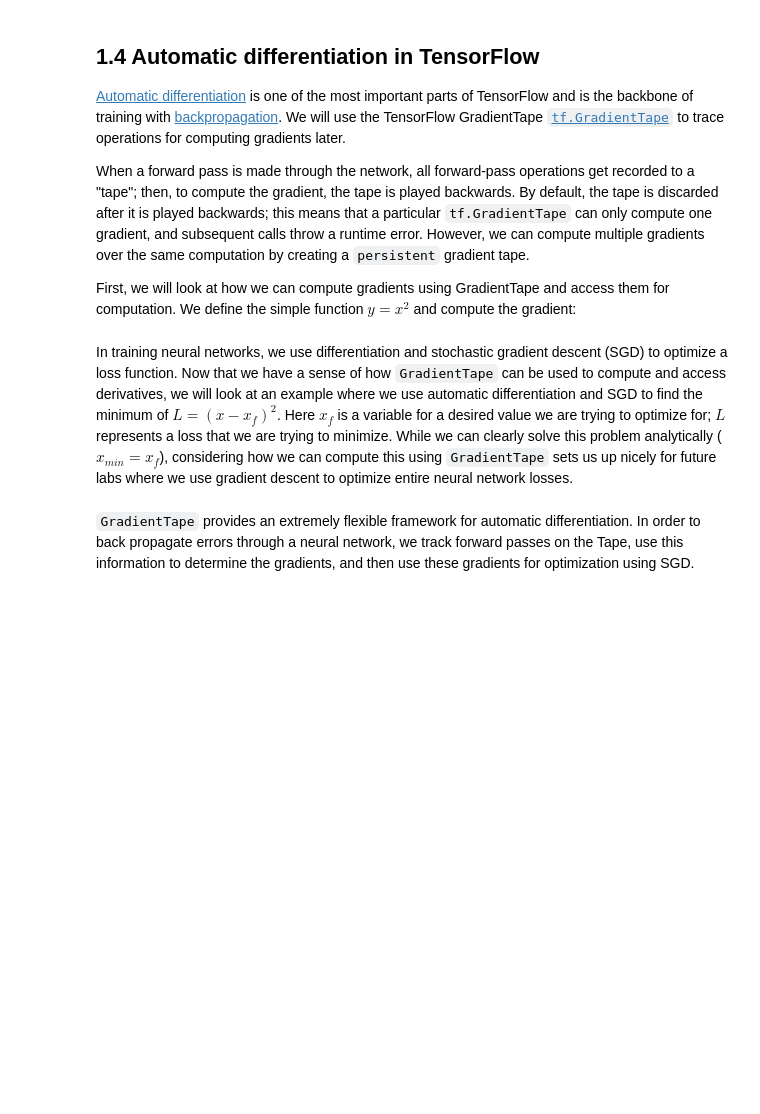
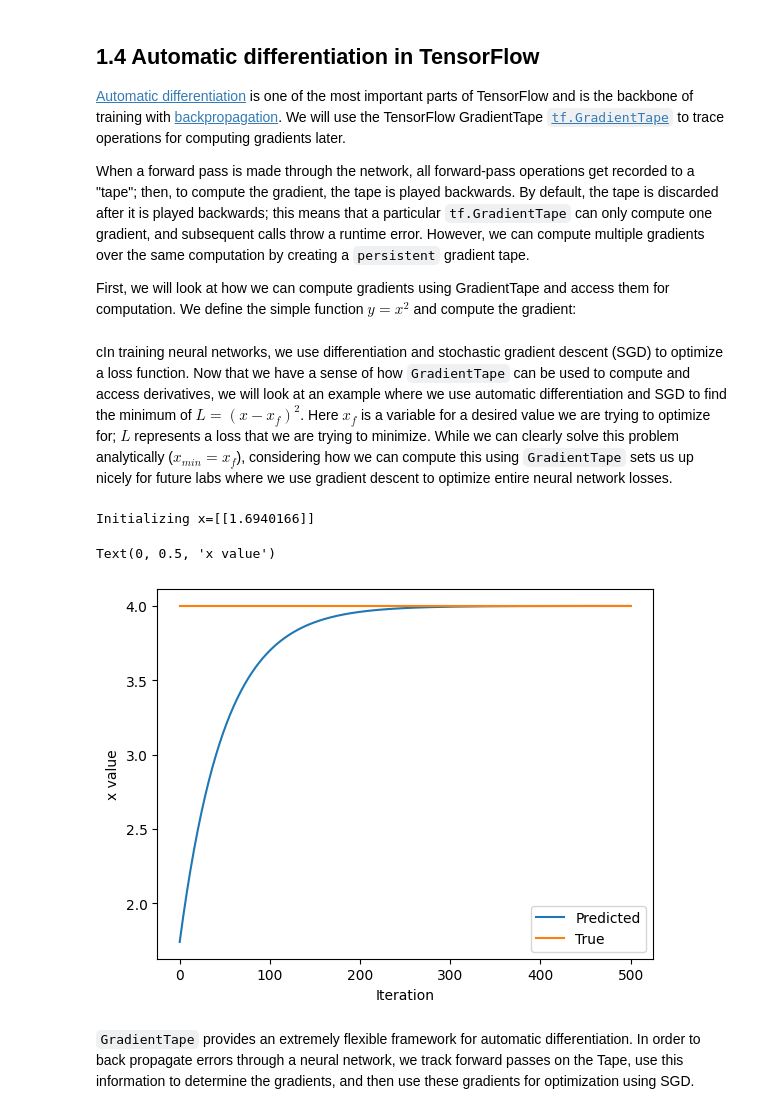
Before and after one commit to yashwinnagudolla/introtodeeplearning, a Jupyter notebook: lab1/TF_Part1_Intro.ipynb, the cells around one changed output. Drawn from its saved outputs; the diff is of its cells as text; code cells hidden in the pictures; blank space fills up the shorter version.

Commit message:
Completed the Entire lab

```diff
--- a/lab1/TF_Part1_Intro.ipynb
+++ b/lab1/TF_Part1_Intro.ipynb
@@ -313,37 +334,41 @@ dy_dx = tape.gradient(y, x)
 
 assert dy_dx.numpy() == 6.0
 # %% [markdown]
-In training neural networks, we use differentiation and stochastic gradient descent (SGD) to optimize a loss function. Now that we have a sense of how `GradientTape` can be used to compute and access derivatives, we will look at an example where we use automatic differentiation and SGD to find the minimum of $L=(x-x_f)^2$. Here $x_f$ is a variable for a desired value we are trying to optimize for; $L$ represents a loss that we are trying to  minimize. While we can clearly solve this problem analytically ($x_{min}=x_f$), considering how we can compute this using `GradientTape` sets us up nicely for future labs where we use gradient descent to optimize entire neural network losses.
+cIn training neural networks, we use differentiation and stochastic gradient descent (SGD) to optimize a loss function. Now that we have a sense of how `GradientTape` can be used to compute and access derivatives, we will look at an example where we use automatic differentiation and SGD to find the minimum of $L=(x-x_f)^2$. Here $x_f$ is a variable for a desired value we are trying to optimize for; $L$ represents a loss that we are trying to  minimize. While we can clearly solve this problem analytically ($x_{min}=x_f$), considering how we can compute this using `GradientTape` sets us up nicely for future labs where we use gradient descent to optimize entire neural network losses.
 # %%
 ### Function minimization with automatic differentiation and SGD ###
 
 # Initialize a random value for our initial x
 x = tf.Variable([tf.random.normal([1])])
 print("Initializing x={}".format(x.numpy()))
 
 learning_rate = 1e-2 # learning rate for SGD
 history = []
 # Define the target value
 x_f = 4
 
 # We will run SGD for a number of iterations. At each iteration, we compute the loss,
 #   compute the derivative of the loss with respect to x, and perform the SGD update.
 for i in range(500):
   with tf.GradientTape() as tape:
     '''TODO: define the loss as described above'''
-    loss = # TODO
+    loss = (x-x_f)**2
 
   # loss minimization using gradient tape
   grad = tape.gradient(loss, x) # compute the derivative of the loss with respect to x
   new_x = x - learning_rate*grad # sgd update
   x.assign(new_x) # update the value of x
   history.append(x.numpy()[0])
 
 # Plot the evolution of x as we optimize towards x_f!
 plt.plot(history)
 plt.plot([0, 500],[x_f,x_f])
 plt.legend(('Predicted', 'True'))
 plt.xlabel('Iteration')
 plt.ylabel('x value')
+# %% [output]
+Initializing x=[[1.6940166]]
+Text(0, 0.5, 'x value')
+[figure, added]
 # %% [markdown]
 `GradientTape` provides an extremely flexible framework for automatic differentiation. In order to back propagate errors through a neural network, we track forward passes on the Tape, use this information to determine the gradients, and then use these gradients for optimization using SGD.
```
Also changed, not shown: parts of 19 cells of this notebook.
